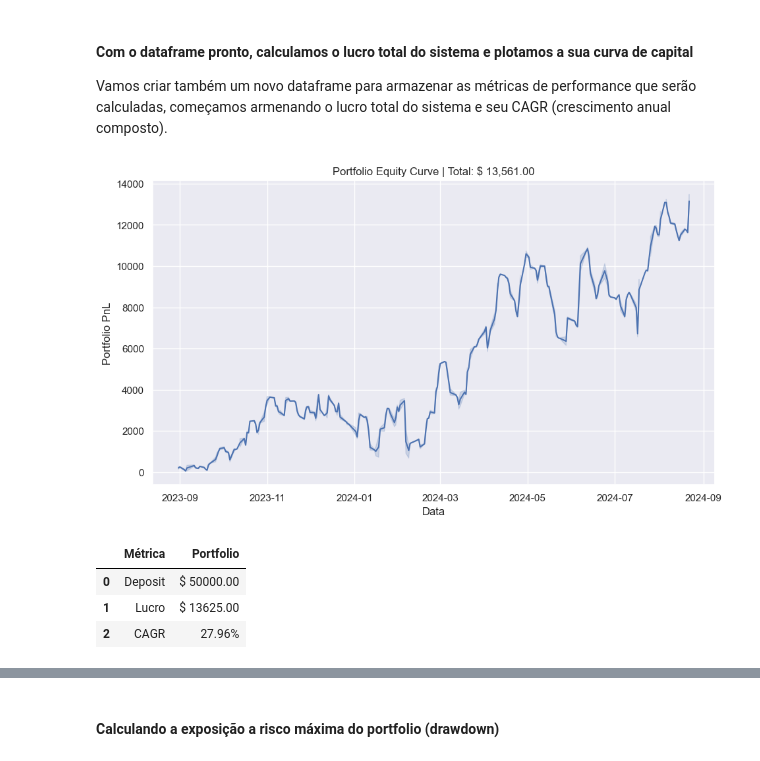
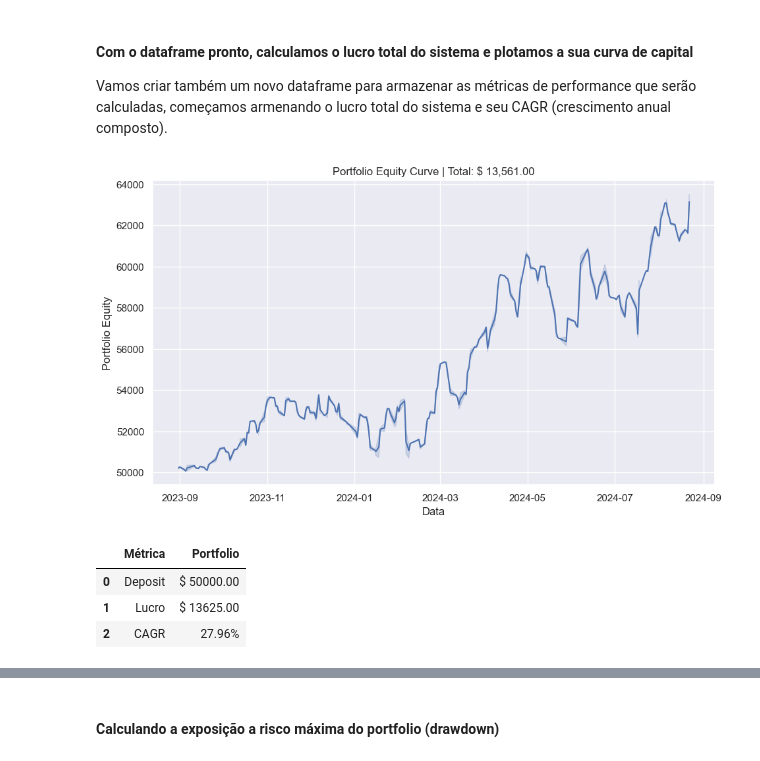
Before and after one commit to davimmoraes/algorithmic-portfolio-live-trading-analysis, a Jupyter notebook: live_trading_portfolio_analysis.ipynb, the cells around one changed output, grey strips where cells are left out. Drawn from its saved outputs; the diff is of its cells as text; code cells hidden in the pictures.

```diff
--- a/live_trading_portfolio_analysis.ipynb
+++ b/live_trading_portfolio_analysis.ipynb
@@ -67,37 +68,38 @@ Vamos criar também um novo dataframe para armazenar as métricas de performance
 # %%
 # Calcule a soma de todas as linhas da coluna "Profit"
 system_profit = df['Profit'].sum()
 #print("\nSoma total da coluna 'Profit'", total_profit)
 
 # Calcule a soma acumulada da coluna "Profit"
 df['Portfolio PnL'] = df['Profit'].cumsum()
+df['Portfolio Equity'] = initial_deposit + df['Profit'].cumsum()
 df['Time'] = pd.to_datetime(df['Time'])
 df['Data'] = df['Time']
 df['Data'] = pd.to_datetime(df['Data'])
 df = df[(df['Data'] >= pd.to_datetime(inicio)) & (df['Data'] <= pd.to_datetime(fim))]
 df['Data'] = df['Time'].dt.date
 
-valor_final_sistema = initial_deposit + df['Portfolio PnL'].iloc[-1]
+valor_final_portfolio = initial_deposit + df['Portfolio PnL'].iloc[-1]
 
 # CAGR
-valor_final_sistema = initial_deposit + df['Portfolio PnL'].iloc[-1]
+valor_final_portfolio = initial_deposit + df['Portfolio PnL'].iloc[-1]
 num_anos = (df['Time'].max() - df['Time'].min()).days / 365.25
-cagr = (valor_final_sistema / initial_deposit) ** (1 / num_anos) - 1
+cagr = (valor_final_portfolio/ initial_deposit) ** (1 / num_anos) - 1
 cagr *= 100
 
 
 df_metricas = pd.DataFrame({'Métrica': ['Deposit','Lucro','CAGR'],'Portfolio': [f'$ {initial_deposit:.2f}',f"$ {df['Portfolio PnL'].iloc[-1]:.2f}",f"{cagr:.2f}%"]
 })
 
 
 
 plt.figure(figsize=(11, 6))
-sns.lineplot(data=df, x='Data', y='Portfolio PnL')
+sns.lineplot(data=df, x='Data', y='Portfolio Equity')
 plt.title(f'Portfolio Equity Curve | Total: {f"$ {system_profit:,.2f}"}')
 plt.show()
 df_metricas
 # %% [output]
-[figure, old version]
+[figure, new version]
 |  | Métrica | Portfolio |
 | 0 | Deposit | $ 50000.00 |
 | 1 | Lucro | $ 13625.00 |
```
Also changed, not shown: parts of 44 cells of this notebook.
